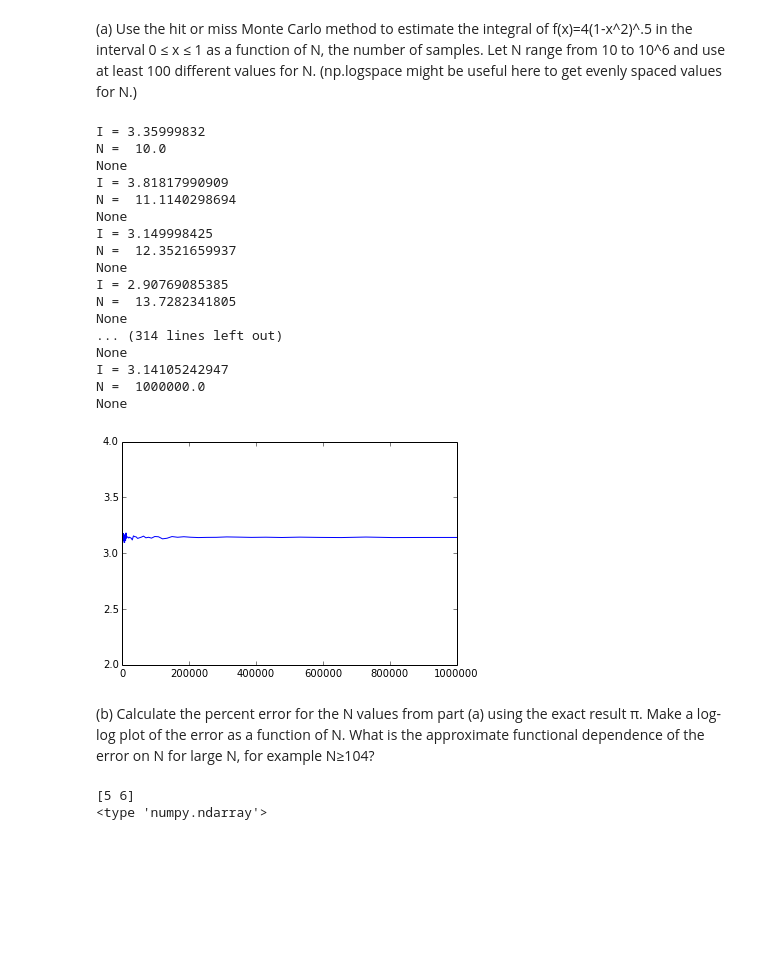
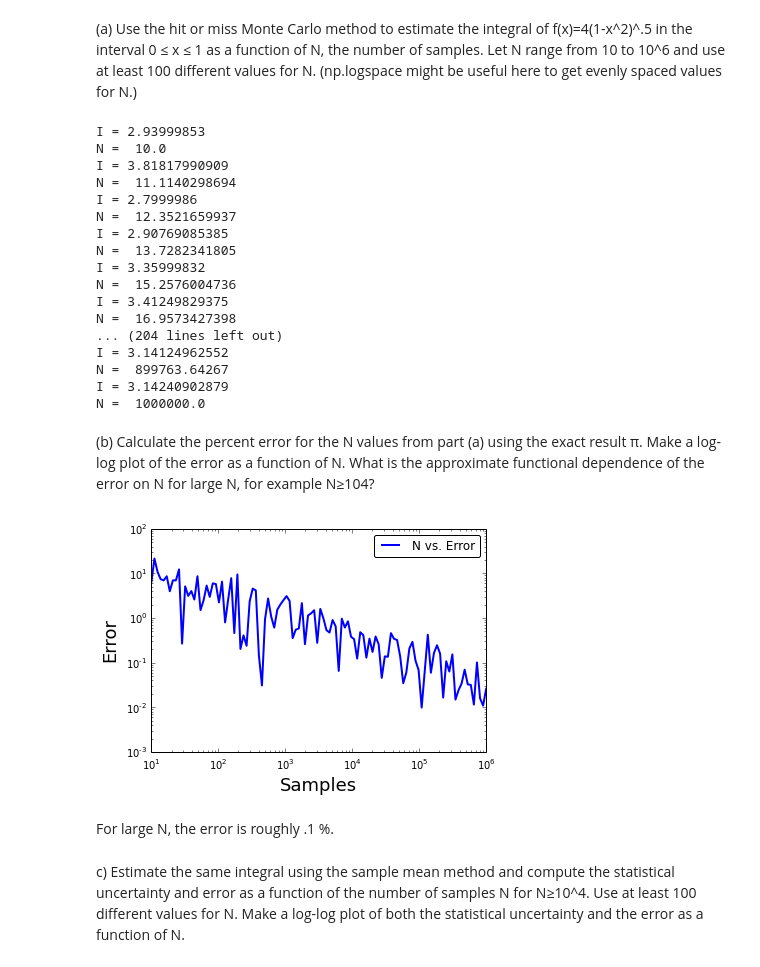
Before and after one commit to dclove202/PHYS202-S14, a Jupyter notebook: SciPy/MCIntegrationExercises.ipynb, the cells around one changed output. Cells and saved outputs as stored; diff of their text form; code cells hidden in the pictures; blank space fills up the shorter version.

```diff
--- a/SciPy/MCIntegrationExercises.ipynb
+++ b/SciPy/MCIntegrationExercises.ipynb
@@ -87,44 +99,43 @@ def hitmiss3(N,xmin=0.0,xmax=1.0):
 j = np.logspace(1,6,110)
 Ii = []
 Nn = []
+ERR = []
 for i in j:
-    print hitmiss3(i)
+    hitmiss3(i)
 I = np.array(Ii)
 N = np.array(Nn)
+ER = np.array(ERR)
 # %% [output]
-I = 3.35999832
+I = 2.93999853
 N =  10.0
-None
 I = 3.81817990909
 N =  11.1140298694
-None
-I = 3.149998425
+I = 2.7999986
 N =  12.3521659937
-None
 I = 2.90769085385
 N =  13.7282341805
-None
-... (314 lines left out)
-None
-I = 3.14105242947
+I = 3.35999832
+N =  15.2576004736
+I = 3.41249829375
+N =  16.9573427398
+... (204 lines left out)
+I = 3.14124962552
+N =  899763.64267
+I = 3.14240902879
 N =  1000000.0
-None
-# %%
-plt.plot(N,I)
-plt.show()
-# %% [output]
-[figure, removed]
 # %% [markdown]
 (b) Calculate the percent error for the N values from part (a) using the exact result π. Make a log-log plot of the error as a function of N.
 What is the approximate functional dependence of the error on N for large N, for example N≥104?
-# %%
-lst = []
-lst.append(5)
-lst.append(6)
-a = np.array(lst)
-
-print a
-print type(a)
-# %% [output]
-[5 6]
-<type 'numpy.ndarray'>
+# %%
+plt.loglog(N,ER,linewidth=2, label='N vs. Error')
+plt.ylabel('Error', fontsize = 18)
+plt.xlabel('Samples', fontsize = 18)
+plt.legend(fancybox=True)
+plt.show()
+# %% [output]
+[figure, added]
+# %% [markdown]
+For large N, the error is roughly .1 %.
+# %% [markdown]
+c) Estimate the same integral using the sample mean method and compute the statistical uncertainty and error as a function of the number of samples N for N≥10^4. Use at least 100 different values for N.
+Make a log-log plot of both the statistical uncertainty and the error as a function of N.
```
Also changed, not shown: parts of 9 cells of this notebook, 4 other files.
